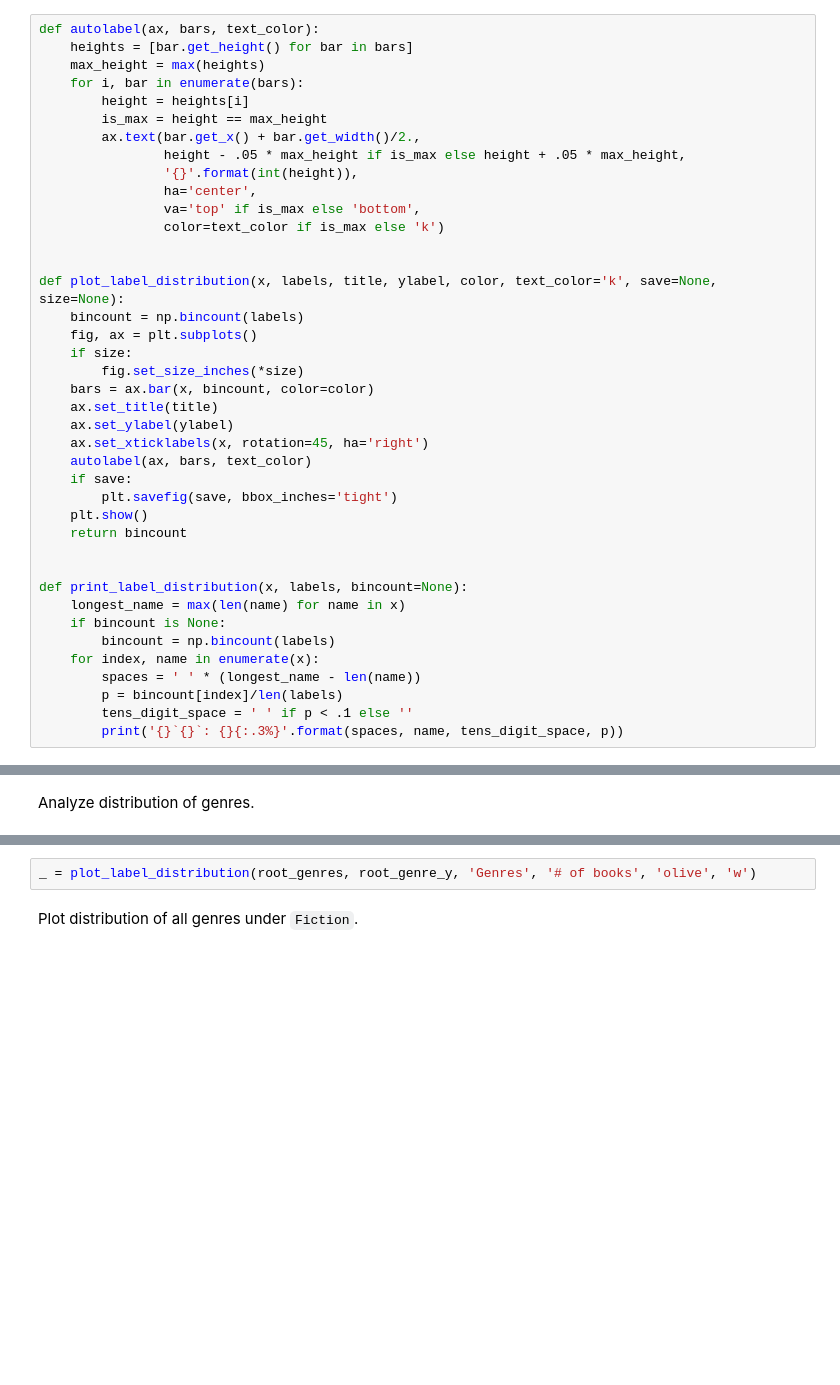
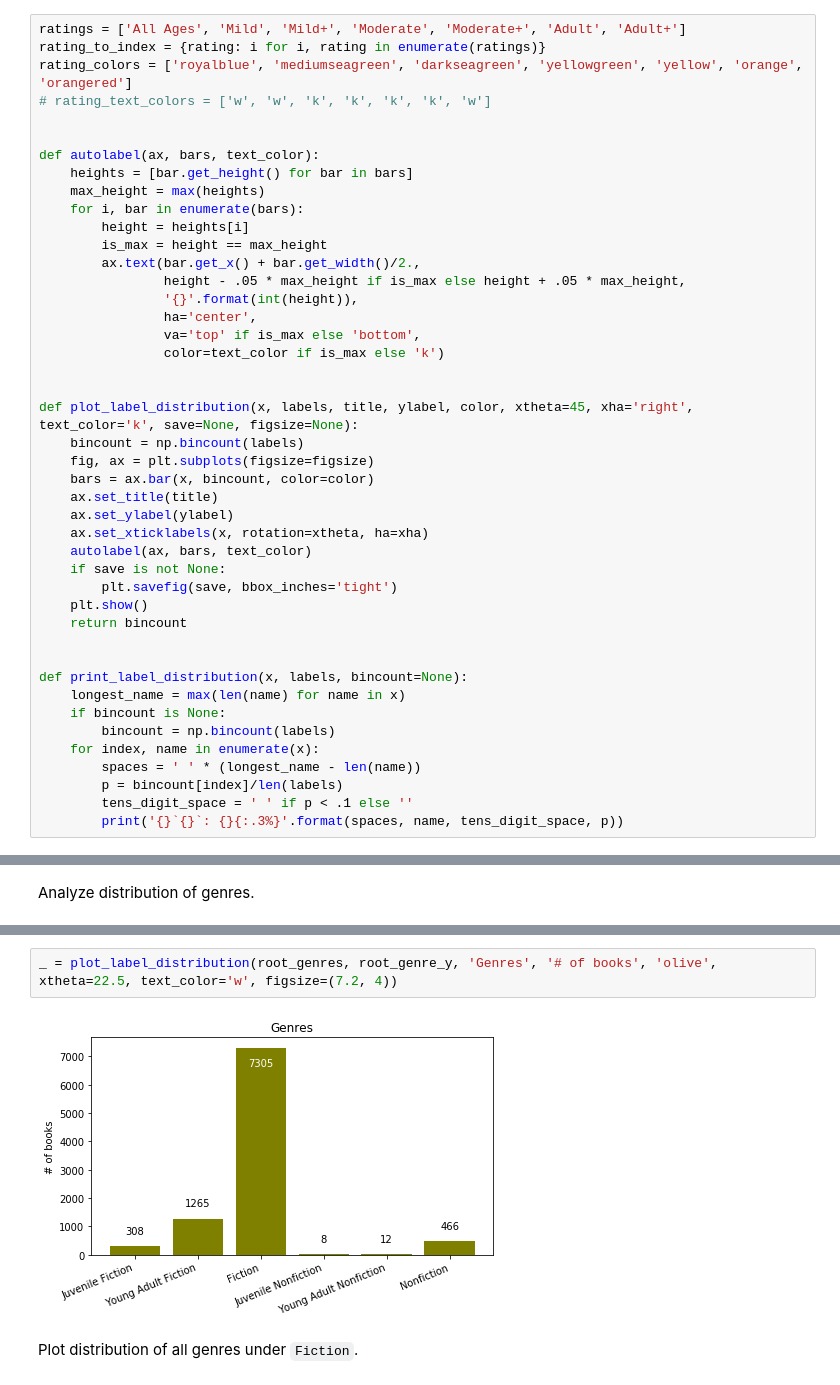
Before and after one commit to EricRobertBrewer/book-analyzer, a Jupyter notebook: python/sites/bookcave/bookcave_meta.ipynb, the cells around one changed output, grey strips where cells are left out. Saved outputs shown, nothing was run; the diff lists cells and outputs as text; blank space fills up the shorter version.

```diff
--- a/python/sites/bookcave/bookcave_meta.ipynb
+++ b/python/sites/bookcave/bookcave_meta.ipynb
@@ -18,6 +25,12 @@ from sites.bookcave import bookcave
 # %% [markdown]
 Plot label distributions.
 # %%
+ratings = ['All Ages', 'Mild', 'Mild+', 'Moderate', 'Moderate+', 'Adult', 'Adult+']
+rating_to_index = {rating: i for i, rating in enumerate(ratings)}
+rating_colors = ['royalblue', 'mediumseagreen', 'darkseagreen', 'yellowgreen', 'yellow', 'orange', 'orangered']
+# rating_text_colors = ['w', 'w', 'k', 'k', 'k', 'k', 'w']
+
+
 def autolabel(ax, bars, text_color):
     heights = [bar.get_height() for bar in bars]
     max_height = max(heights)
@@ -32,17 +45,15 @@ def autolabel(ax, bars, text_color):
                 color=text_color if is_max else 'k')
 
 
-def plot_label_distribution(x, labels, title, ylabel, color, text_color='k', save=None, size=None):
+def plot_label_distribution(x, labels, title, ylabel, color, xtheta=45, xha='right', text_color='k', save=None, figsize=None):
     bincount = np.bincount(labels)
-    fig, ax = plt.subplots()
-    if size:
-        fig.set_size_inches(*size)
+    fig, ax = plt.subplots(figsize=figsize)
     bars = ax.bar(x, bincount, color=color)
     ax.set_title(title)
     ax.set_ylabel(ylabel)
-    ax.set_xticklabels(x, rotation=45, ha='right')
+    ax.set_xticklabels(x, rotation=xtheta, ha=xha)
     autolabel(ax, bars, text_color)
-    if save:
+    if save is not None:
         plt.savefig(save, bbox_inches='tight')
     plt.show()
     return bincount
@@ -164,5 +172,7 @@ for i, book_genre_hierarchy in enumerate(book_genre_hierarchies):
 # %%
-_ = plot_label_distribution(root_genres, root_genre_y, 'Genres', '# of books', 'olive', 'w')
+_ = plot_label_distribution(root_genres, root_genre_y, 'Genres', '# of books', 'olive', xtheta=22.5, text_color='w', figsize=(7.2, 4))
+# %% [output]
+[figure, added]
 # %% [markdown]
 Plot distribution of all genres under `Fiction`.
 # %%
```
Also changed, not shown: parts of 24 cells of this notebook, 3 other files.
